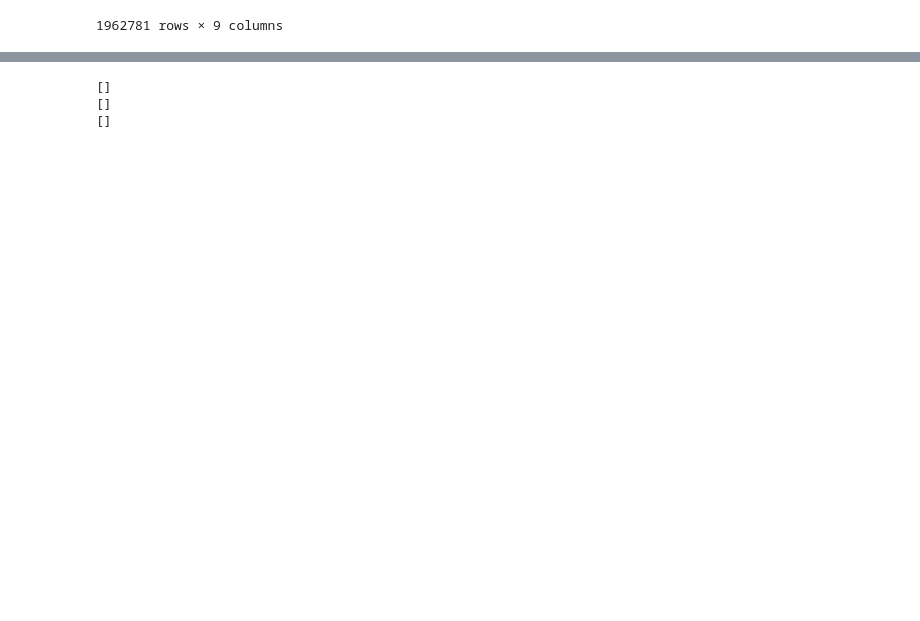
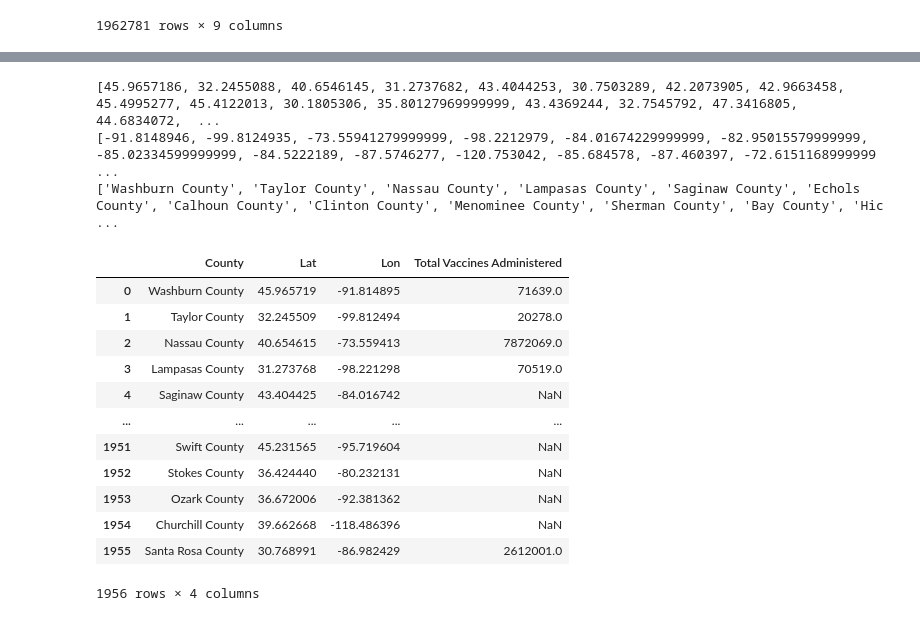
Before and after one commit to tinalina1003/Project1-Group4, a Jupyter notebook: Keyana/Vaccinations Administered by County.ipynb, the cells around one changed output, grey strips where cells are left out. Drawn from its saved outputs; the diff is of its cells as text; code cells hidden in the pictures; blank space fills up the shorter version.

```diff
--- a/Keyana/Vaccinations Administered by County.ipynb
+++ b/Keyana/Vaccinations Administered by County.ipynb
@@ -147,0 +57,4 @@ print(json.dumps(response_county, indent=4, sort_keys=True))
+# %%
+# Add column for dose 1 total number of vaccines
+vaccine_df['Total Dose 1 Vaccines Administered'] = vaccine_df['Administered Dose 1 (5 Plus)'] + vaccine_df['Administered Dose 1 (12 Plus)'] + vaccine_df['Administered Dose 1 (18 Plus)'] + vaccine_df['Administered Dose 1 (65 Plus)']
+vaccine_df.head()
@@ -147,0 +68,4 @@ print(json.dumps(response_county, indent=4, sort_keys=True))
+# %%
+# Add column for series total number of vaccines
+vaccine_df['Total Series Vaccines Administered'] = vaccine_df['Administered Series (5 Plus)'] + vaccine_df['Administered Series (12 Plus)'] + vaccine_df['Administered Series (18 Plus)'] + vaccine_df['Administered Series (65 Plus)']
+vaccine_df
@@ -147,0 +86,4 @@ print(json.dumps(response_county, indent=4, sort_keys=True))
+# %%
+# Add column for total number of vaccines
+vaccine_df['Total Vaccines Administered'] = vaccine_df['Total Dose 1 Vaccines Administered'] + vaccine_df['Total Series Vaccines Administered']
+vaccine_df
@@ -156,7 +188,8 @@ lon = []
 countys = vaccine_df['County']
 for county in countys:
     try:
-        response = requests.get(url_county + county).json()
+        url_county = f"https://maps.googleapis.com/maps/api/geocode/json?address={county}&key={google_api_key}"
+        response = requests.get(url_county).json()
         county_list.append(response['results'][0]['address_components'][0]['long_name'])
         lat.append(response['results'][0]['geometry']['location']['lat'])
         lon.append(response['results'][0]['geometry']['location']['lng'])
@@ -166,16 +199,33 @@ print(lat)
 print(lon)
 print(county_list)
 # %% [output]
-[]
-[]
-[]
+[45.9657186, 32.2455088, 40.6546145, 31.2737682, 43.4044253, 30.7503289, 42.2073905, 42.9663458, 45.4995277, 45.4122013, 30.1805306, 35.80127969999999, 43.4369244, 32.7545792, 47.3416805, 44.6834072,  ...
+[-91.8148946, -99.8124935, -73.55941279999999, -98.2212979, -84.01674229999999, -82.95015579999999, -85.02334599999999, -84.5222189, -87.5746277, -120.753042, -85.684578, -87.460397, -72.6151168999999 ...
+['Washburn County', 'Taylor County', 'Nassau County', 'Lampasas County', 'Saginaw County', 'Echols County', 'Calhoun County', 'Clinton County', 'Menominee County', 'Sherman County', 'Bay County', 'Hic ...
 # %%
+# Put data in dict
+data = {'County': county_list,
+        'Lat': lat,
+       'Lon': lon}
 # Create DataFrame for mapping
-county_dict = {
-    "County": county_list,
-    "Lat": lat,
-    "Lon": lon,
-    "Total Vaccines Administered": vaccine_df['Total Vaccines Administered']
-}
-county_vaccine_df = pd.DataFrame(county_dict)
+county_vaccine_df = pd.DataFrame(data)
+
+# Add total vaccines administered column
+county_vaccine_df["Total Vaccines Administered"] = vaccine_df['Total Vaccines Administered']
+
+# Show DataFrame
 county_vaccine_df
+# %% [output]
+|  | County | Lat | Lon | Total Vaccines Administered |
+| 0 | Washburn County | 45.965719 | -91.814895 | 71639.0 |
+| 1 | Taylor County | 32.245509 | -99.812494 | 20278.0 |
+| 2 | Nassau County | 40.654615 | -73.559413 | 7872069.0 |
+| 3 | Lampasas County | 31.273768 | -98.221298 | 70519.0 |
+| 4 | Saginaw County | 43.404425 | -84.016742 | NaN |
+| ... | ... | ... | ... | ... |
+| 1951 | Swift County | 45.231565 | -95.719604 | NaN |
+| 1952 | Stokes County | 36.424440 | -80.232131 | NaN |
+| 1953 | Ozark County | 36.672006 | -92.381362 | NaN |
+| 1954 | Churchill County | 39.662668 | -118.486396 | NaN |
+| 1955 | Santa Rosa County | 30.768991 | -86.982429 | 2612001.0 |
+1956 rows × 4 columns
```
Also changed, not shown: parts of 18 cells of this notebook, 1 other file.
